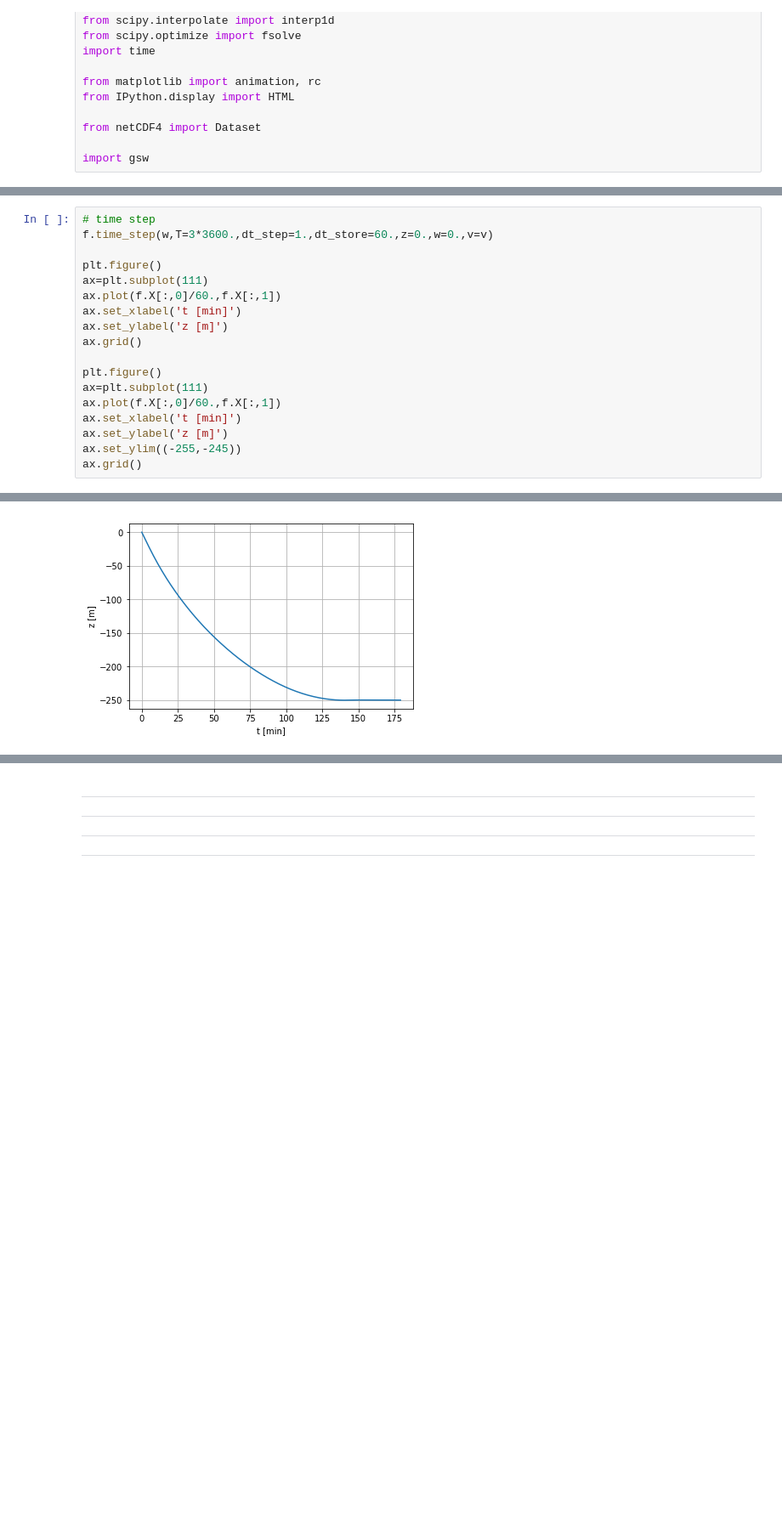
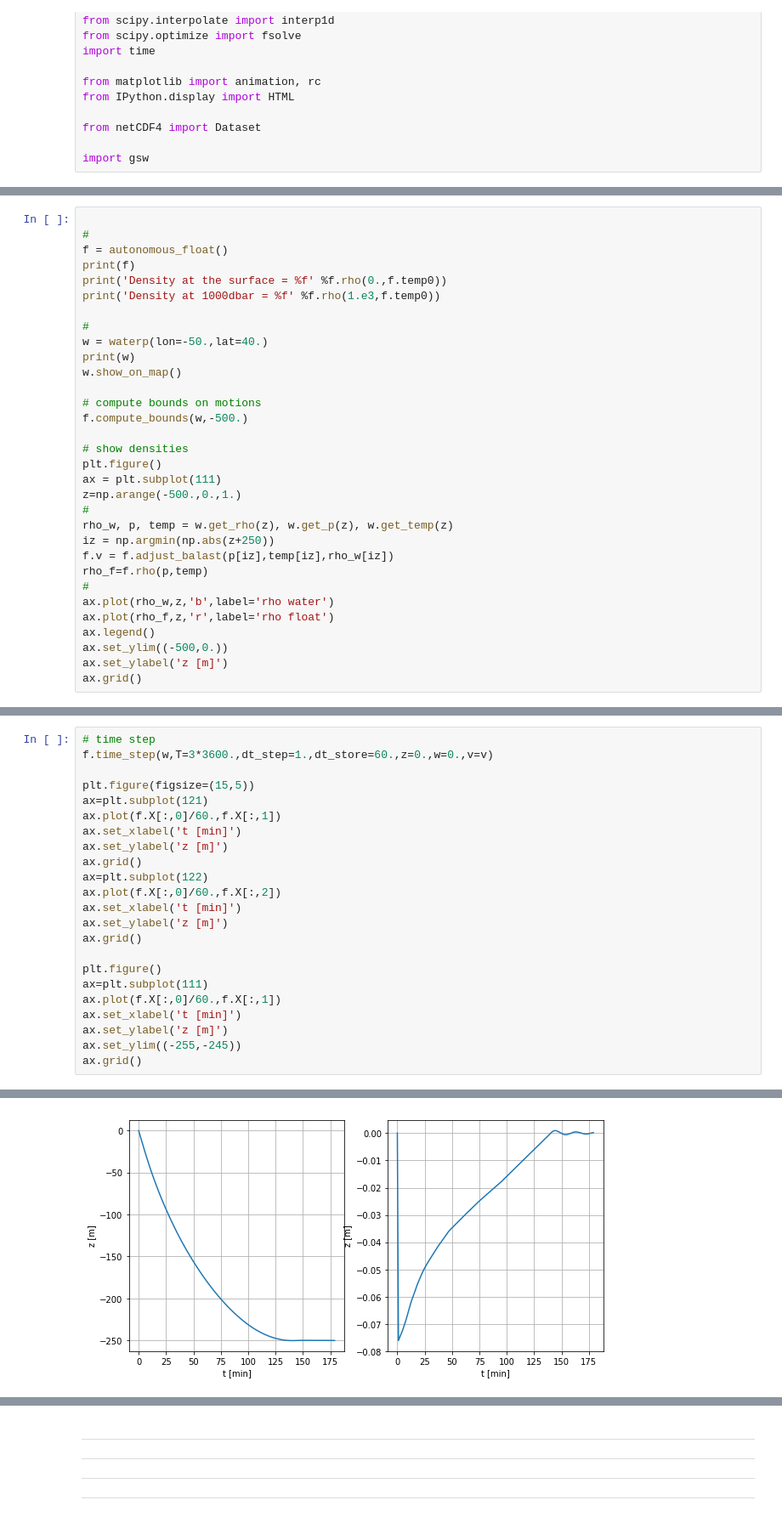
Before and after one commit to apatlpo/cognac, a Jupyter notebook: instrum/zcontrol_realistic.ipynb, the cells around one changed output, grey strips where cells are left out. Shown at 85% size. Cells and saved outputs as stored; diff of their text form; blank space fills up the shorter version.

Commit message:
Start implementing bounds

```diff
--- a/instrum/zcontrol_realistic.ipynb
+++ b/instrum/zcontrol_realistic.ipynb
@@ -631,0 +632,32 @@ std::bad_cast
+# %%
+
+#
+f = autonomous_float()
+print(f)
+print('Density at the surface = %f' %f.rho(0.,f.temp0))
+print('Density at 1000dbar = %f' %f.rho(1.e3,f.temp0))
+
+#
+w = waterp(lon=-50.,lat=40.)
+print(w)
+w.show_on_map()
+
+# compute bounds on motions
+f.compute_bounds(w,-500.)
+
+# show densities
+plt.figure()
+ax = plt.subplot(111)
+z=np.arange(-500.,0.,1.)
+#
+rho_w, p, temp = w.get_rho(z), w.get_p(z), w.get_temp(z)
+iz = np.argmin(np.abs(z+250))
+f.v = f.adjust_balast(p[iz],temp[iz],rho_w[iz])
+rho_f=f.rho(p,temp)
+#
+ax.plot(rho_w,z,'b',label='rho water')
+ax.plot(rho_f,z,'r',label='rho float')
+ax.legend()
+ax.set_ylim((-500,0.))
+ax.set_ylabel('z [m]')
+ax.grid()
@@ -632,23 +681,28 @@ std::bad_cast
 # %%
 # time step
 f.time_step(w,T=3*3600.,dt_step=1.,dt_store=60.,z=0.,w=0.,v=v)
 
-plt.figure()
-ax=plt.subplot(111)
+plt.figure(figsize=(15,5))
+ax=plt.subplot(121)
 ax.plot(f.X[:,0]/60.,f.X[:,1])
+ax.set_xlabel('t [min]')
+ax.set_ylabel('z [m]')
+ax.grid()
+ax=plt.subplot(122)
+ax.plot(f.X[:,0]/60.,f.X[:,2])
 ax.set_xlabel('t [min]')
 ax.set_ylabel('z [m]')
 ax.grid()
 
 plt.figure()
 ax=plt.subplot(111)
 ax.plot(f.X[:,0]/60.,f.X[:,1])
 ax.set_xlabel('t [min]')
 ax.set_ylabel('z [m]')
 ax.set_ylim((-255,-245))
 ax.grid()
 # %% [output]
 Start time stepping for 180 min ...
 ... time stepping done
-[figure, old version]
+[figure, new version]
 [figure]
```
Also changed, not shown: parts of 6 cells of this notebook.
